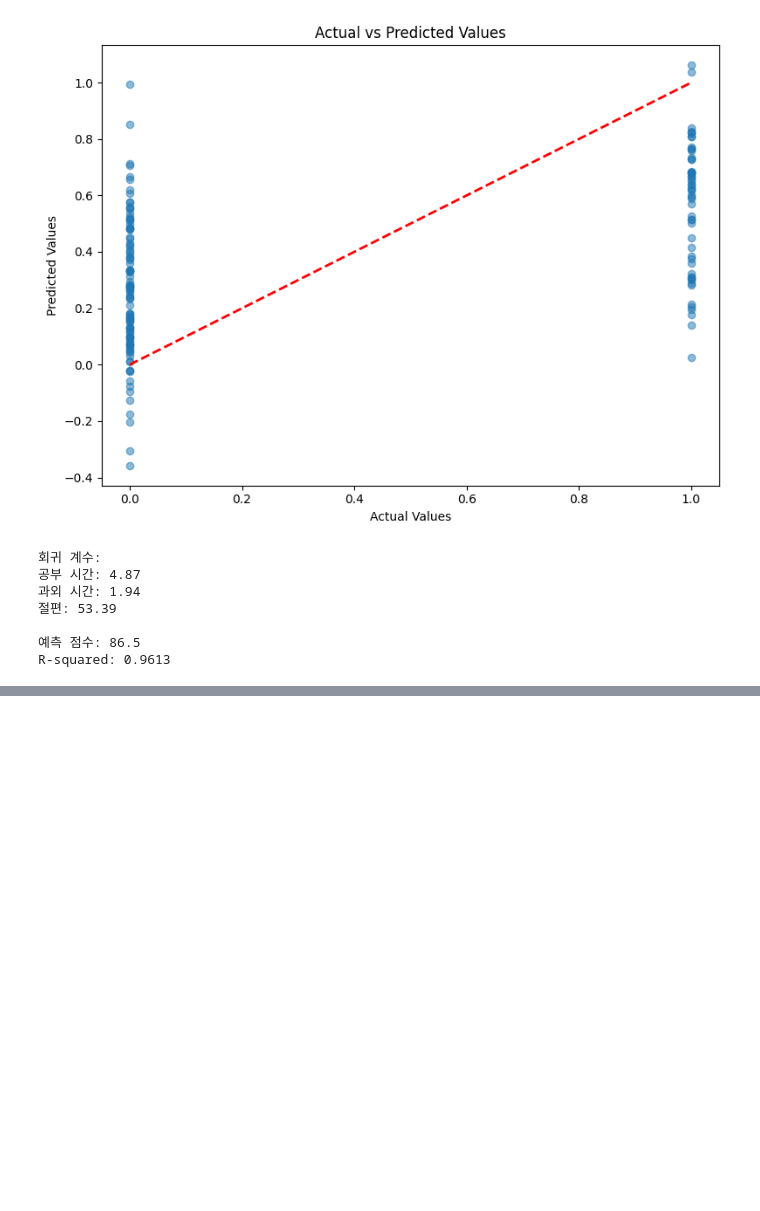
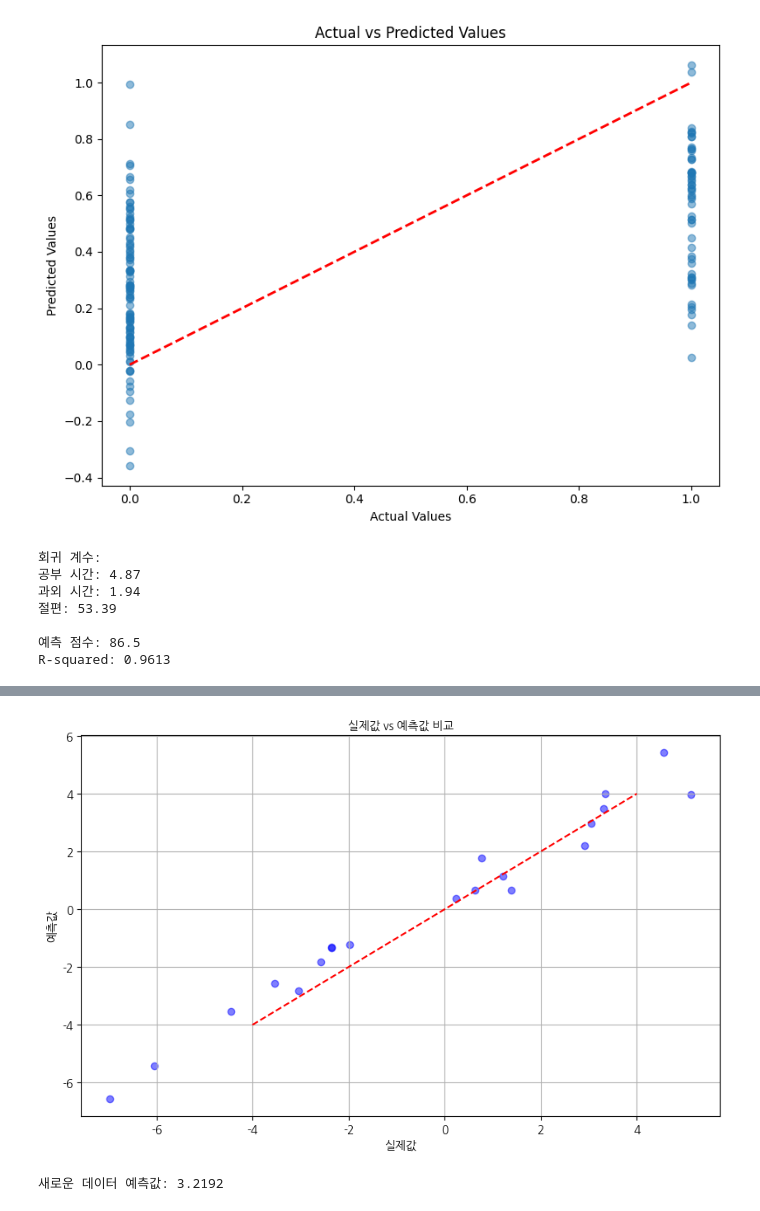
Before and after one commit to LC-coder33/PythonTutorial, a Jupyter notebook: python6일차.ipynb, the cells around one changed output, grey strips where cells are left out. Drawn from its saved outputs; the diff is of its cells as text; code cells hidden in the pictures; blank space fills up the shorter version.

```diff
--- a/python6일차.ipynb
+++ b/python6일차.ipynb
@@ -183,3 +183,77 @@ print(f"R-squared: {r_squared:.4f}")
 
 예측 점수: 86.5
 R-squared: 0.9613
+# %%
+import numpy as np
+import pandas as pd
+from sklearn.model_selection import train_test_split
+from sklearn.linear_model import LinearRegression
+from sklearn.metrics import mean_squared_error, r2_score
+import matplotlib.pyplot as plt
+import matplotlib.font_manager as fm
+
+# 3. 폰트 설정
+# font_path = 'C:/Ai_Project/font/NanumGothic.ttf'
+font_path = 'font/NanumGothic.ttf'
+font = fm.FontProperties(fname=font_path).get_name()
+plt.rc('font', family=font)
+plt.rcParams['axes.unicode_minus'] = False # 마이너스 부호 깨짐 방지
+pd.options.display.float_format = '{:.2f}'.format # 지수 표현식 방지
+
+# 4. 데이터 생성
+np.random.seed(42)
+n_samples = 100
+
+# 독립변수 생성
+X1 = np.random.normal(0, 1, n_samples)
+X2 = np.random.normal(0, 1, n_samples)
+X3 = np.random.normal(0, 1, n_samples)
+
+# 종속변수 생성 (Y = 2X1 + 3X2 + 1.5X3 + 오차)
+Y = 2 * X1 + 3 * X2 + 1.5 * X3 + np.random.normal(0,1,n_samples)
+
+# 5. 데이터프레임 생성
+data = pd.DataFrame({
+    'X1':X1,
+    'X2':X2,
+    'X3':X3,
+    'Y':Y
+})
+
+# 6. 학습용과 테스트용 데이터 분리
+X = data[['X1','X2','X3']]
+y = data['Y']
+X_train, X_test, y_train, y_test = train_test_split(X, y, test_size=0.2, random_state=42)
+
+# 7. 모델 학습
+model = LinearRegression()
+model.fit(X_train, y_train)
+
+# 8. 예측
+y_pred = model.predict(X_test)
+
+# 9. 결과 출력
+print("회귀 계수:")
+for feature, coef in zip(X.columns, model.coef_):
+    print(f"{feature}: {coef:.4f}")
+print(f"\n절편: {model.intercept_:.4f}")
+print(f"\nR-squared 값: {r2_score(y_test, y_pred):.4f}")
+print(f"평균제곱근오차(RMSE): {np.sqrt(mean_squared_error(y_test, y_pred)):.4f}")
+
+#10. 실제값과 예측값 비교 시각화
+fontprop = fm.FontProperties(fname=font_path)
+
+plt.figure(figsize=(10, 6))
+plt.scatter(y_test, y_pred, color='blue', alpha=0.5)
+plt.plot([-4,4],[-4,4], 'r--') # 대각선
+plt.xlabel('실제값', fontproperties=fontprop)
+plt.ylabel('예측값', fontproperties=fontprop)
+plt.title('실제값 vs 예측값 비교', fontproperties=fontprop)
+plt.grid(True)
+plt.show()
+
+# 11. 새로운 데이터로 예측
+new_data = np.array([[0.5, 1.0, -0.5]])
+prediction = model.predict(new_data)
+print(f"\n새로운 데이터 예측값: {prediction[0]:.4f}")
+# %% [output]
@@ -185,0 +269,2 @@ R-squared: 0.9613
+[figure, added]
+새로운 데이터 예측값: 3.2192
```
Also changed, not shown: parts of 29 cells of this notebook, 5 other files.
